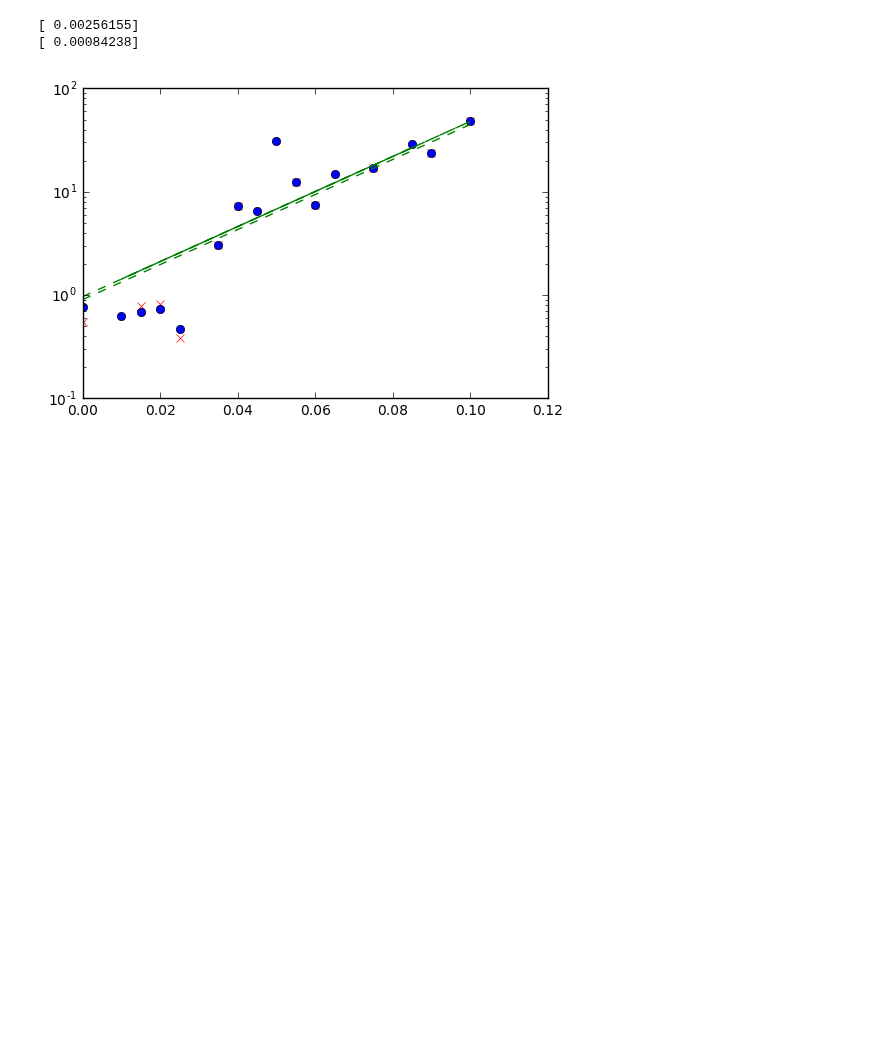
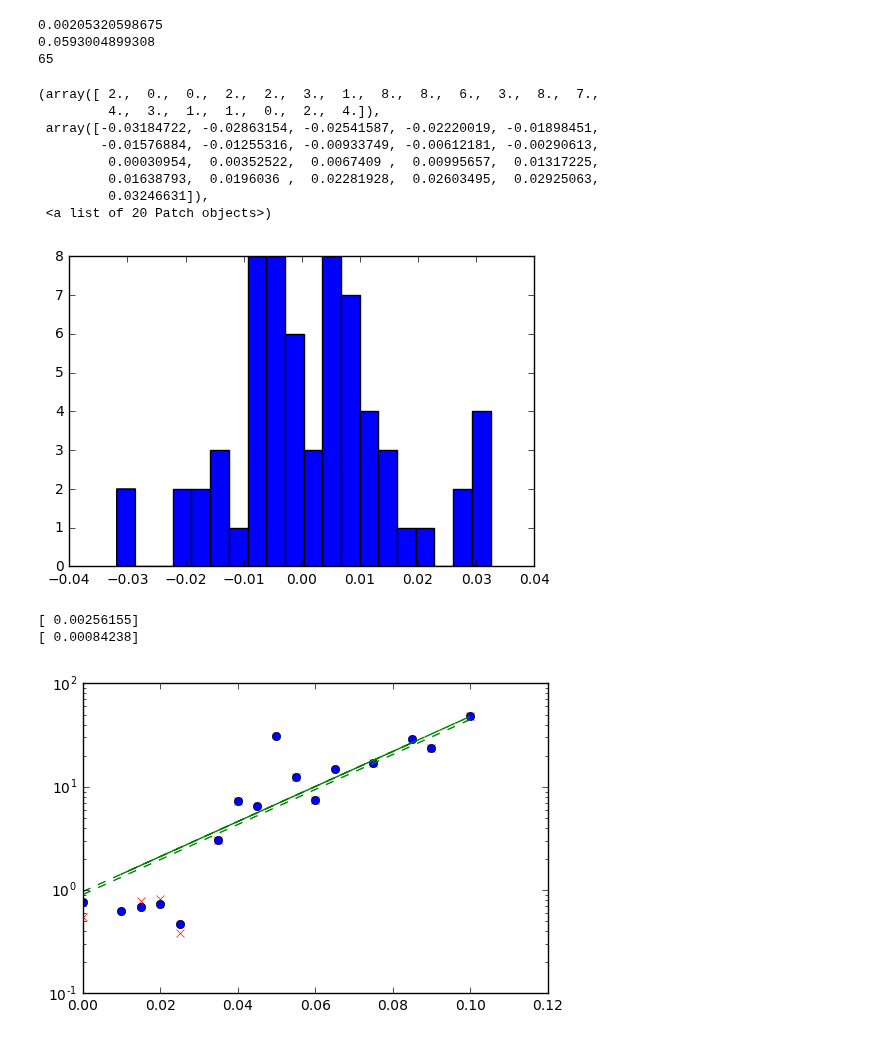
Before and after one commit to biswajitSM/Azurin_SM_repo, a Jupyter notebook: Analysis/Ratio Notebook.ipynb, the cells around one changed output. Drawn from its saved outputs; the diff is of its cells as text; code cells hidden in the pictures; blank space fills up the shorter version.

```diff
--- a/Analysis/Ratio Notebook.ipynb
+++ b/Analysis/Ratio Notebook.ipynb
@@ -63,3 +60,46 @@ using 10 different points
+# %%
+#day 1 10points S101d16Feb17_60.5_635_A3_CuAzu655
+day_1_TT = [-0.005558109759356048, 0.012323771845788121, 0.0046511160240322825, 0.0054234739604488826, -0.0070657127072066865, -0.0065992765913591355, -0.019542915594567313, -0.031847219401617943, -0.0045882234644036629, 0.0061265562093619462]
+day_1_FCS = [0.045926562088973381, 0.044805406504807792, 0.019148901952235821, 0.052904802404622683, 0.031303756334274381, 0.029286837747984008, 0.040947359810438837, 0.024152054334936977, 0.031372942820578481, 0.036675859338763231]
+#day 2 17points S104d20Feb17_60.5_635_A1_CuAzu655
+day_2_TT = [-0.01458995030430273, 0.00087568368286288412, -0.00040067608275495202, -0.0033075582693358426, -0.0029838366172998941, 0.019345563696057288, 0.0091042016283113831, -0.0041608486363576619, -0.0088896555753964074, -0.00082340010555137782, 0.031683395182030193, 0.0078693430857198349, 0.027453899201285388, 0.015028146902059289, 0.032466307023464903, 0.00072806029430103807, 0.02977262604326153]
+day_2_FCS = [0.077738013222713814, 0.065227436282655579, 0.074898476189598676, 0.078853948964068568, 0.070262419499948783, 0.073485180642897441, 0.091733758844473365, 0.044636207453448755, 0.071459757609087807, 0.080437737130457487, 0.061812295776938003, 0.078403193491247733, 0.09374676274451213, 0.078742422456092115, 0.08554099576701639, 0.07907904663284028, 0.059486778305268606]
+#day 3 10 points S101d16Feb17_60.5_635_A3_CuAzu655
+day_3_TT = [-0.0055581011668454673, 0.012323771716061398, 0.0046511146623464056, 0.0054234747677500391, -0.0070657124938476945, -0.0065992765557433249, -0.01954291547644375, -0.03184721938941764, -0.0045882235458964008, 0.0061265582719170443]
+day_3_FCS = [0.045926623052109622, 0.044805405927329477, 0.019148901673629305, 0.052904803398533512, 0.031303756357785456, 0.029286837721987674, 0.040947360193900766, 0.024152054465095933, 0.031372942867616535, 0.036675866068666053]
+#day 4 17 points S101d15Feb17_62.2_635_A2_CuAzu655_2nd
+day_4_TT = [-0.017426659034256754, 0.012041077705545605, 0.022804834117672968, 0.0064822510224358297, 0.0085486170247277074, -0.017244755883841369, 0.0094191613177173426, -0.00032774431528555291, 0.0063919618322929557, -0.010905716663243003, -0.0090547635946070966, 0.011191193487806533, 0.0093302473268332652, 0.026371973022887994, -0.0013162485852775555, -0.013606620072291003, -0.0015711932688824443]
+day_4_FCS = [0.052595391575313635, 0.066627482217910539, 0.075495435938160063, 0.044478152664356917, 0.073255644421620275, 0.084744510803994658, 0.076046010724013041, 0.086549786084788069, 0.086964772523171058, 0.075525377813604189, 0.061822386524373669, 0.047825984083239528, 0.070877299017378464, 0.067422541852836901, 0.080478943938927697, 0.063649990258637656, 0.072924924425168985]
+#day 5 11 points S101d14Feb17_60.5_635_A2_CuAzu655
+day_5_TT = [-0.0066375967547319999, -0.013599724028533757, 0.0087601562126152204, 0.0096296464114512936, 0.0027504443716661327, 0.01594308009303563, -0.0055330656464860368, -0.0014176091654074263, -0.0079099217517773664, 0.029356322794657282, 0.015170808702652918]
+day_5_FCS = [0.064022144467004535, 0.087723803505857317, 0.039536810483234604, 0.052925697100223837, 0.074454108759359622, 0.05498328822455488, 0.059114089020517679, 0.065314412181701489, 0.048967093241866343, 0.059912762473830955, 0.081699535100687865]
+combined_TT = day_1_TT + day_2_TT + day_3_TT + day_4_TT + day_5_TT
+combined_FCS = day_1_FCS + day_2_FCS + day_3_FCS + day_4_FCS + day_5_FCS
+av_TT = sum(combined_TT)/len(combined_TT)
+av_FCS = sum(combined_FCS)/len(combined_FCS)
+print(av_TT)
+print(av_FCS)
+print(len(combined_FCS))
+
+#plt.hist(day_1_TT)
+#plt.hist(day_2_TT)
+#plt.hist(day_3_TT)
+#plt.hist(day_4_TT)
+#plt.hist(combined_TT)
+plt.hist(combined_TT, bins = 20)
+# %% [output]
+0.00205320598675
+0.0593004899308
+65
+(array([ 2.,  0.,  0.,  2.,  2.,  3.,  1.,  8.,  8.,  6.,  3.,  8.,  7.,
+         4.,  3.,  1.,  1.,  0.,  2.,  4.]),
+ array([-0.03184722, -0.02863154, -0.02541587, -0.02220019, -0.01898451,
+        -0.01576884, -0.01255316, -0.00933749, -0.00612181, -0.00290613,
+         0.00030954,  0.00352522,  0.0067409 ,  0.00995657,  0.01317225,
+         0.01638793,  0.0196036 ,  0.02281928,  0.02603495,  0.02925063,
+         0.03246631]),
+ <a list of 20 Patch objects>)
+[figure, added]
 # %%
 y_1 = [48.62951582331873, 23.904438776736455, 17.06620729364577, 7.5062066865097234, 12.536809680664424, 7.3409946000581145, 3.0493269466865054, 0.38173578812120001, 0.82946268632500009, 0.77861653017683341, 0.55526126763650008]
 x_1 = [0.1, 0.09, 0.075, 0.06, 0.055, 0.04, 0.035, 0.025, 0.02, 0.015, 0]
```
Also changed, not shown: parts of 3 cells of this notebook, 1 other file.
